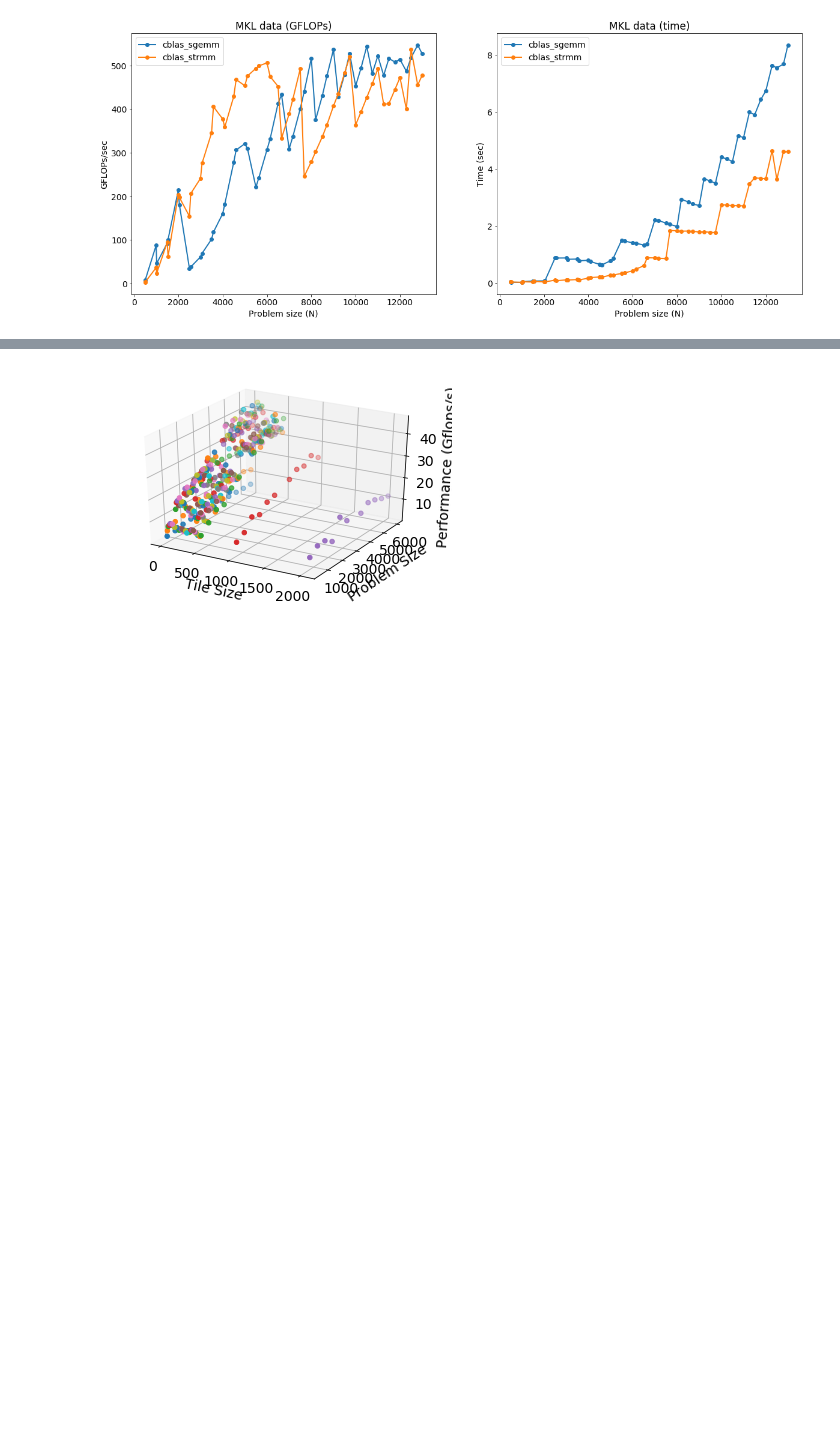
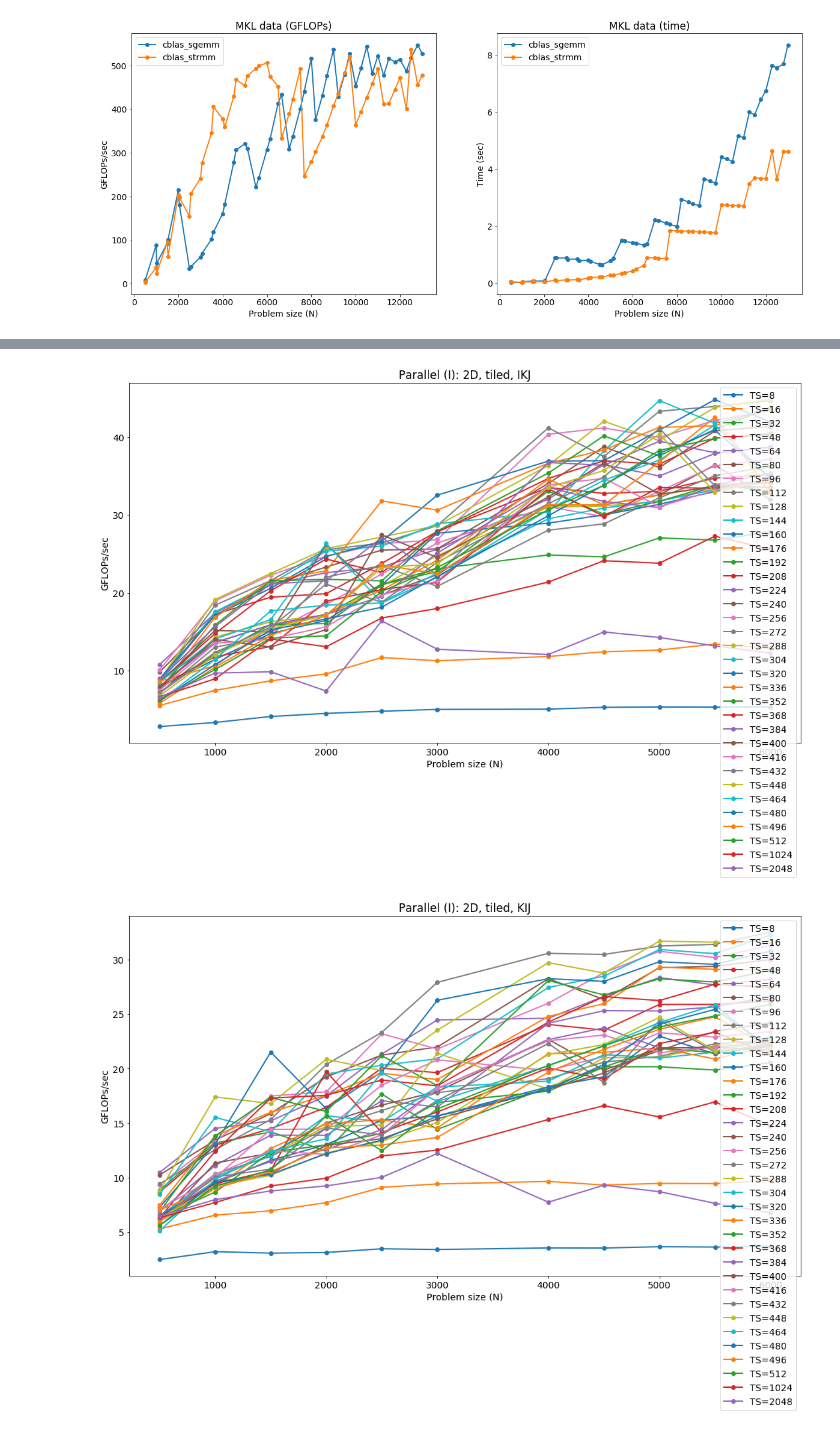
Before and after one commit to lnarmour/parric-ttmm, a Jupyter notebook: scripts/finalScripts/plots/Baseline.ipynb, the cells around one changed output, grey strips where cells are left out. Drawn from its saved outputs; the diff is of its cells as text; code cells hidden in the pictures; blank space fills up the shorter version.

```diff
--- a/scripts/finalScripts/plots/Baseline.ipynb
+++ b/scripts/finalScripts/plots/Baseline.ipynb
@@ -210,17 +200,10 @@ plt.show()
-# %%
-from mpl_toolkits.mplot3d import Axes3D
-values = plot_ours(P, parallel=1, loop_parallelized=0, tiled=True, gflops=True, permutation='ikj', title='Parallel (I): 2D, tiled, {}'.format(perm.upper()), legend=False, values_only=True)
-fig = plt.figure()
-ax = fig.add_subplot(111, projection='3d')
-for i, TS in enumerate([v[0] for v in values]):
-    xs = values[i][0]
-    ys = values[i][1]
-    zs = values[i][2]
-    ax.scatter(xs, ys, zs)
-    ax.set_xlabel('Tile Size')
-    ax.set_ylabel('Problem Size')
-    ax.set_zlabel('Performance (Gflops/s)')
-
-plt.show()
-# %% [output]
-[figure, removed]
+# %%
+for perm in ['ikj', 'kij']:
+    plt.figure(figsize=(40,10))
+    plt.rcParams.update({'font.size': 14})
+    plt.subplot(1,2,1)
+    # I was best loop_parallelized, so just look at that one
+    plot_ours(P, parallel=1, loop_parallelized=0, tiled=True, gflops=True, permutation=perm, title='Parallel (I): 2D, tiled, {}'.format(perm.upper()), legend=True)
+# %% [output]
+[figure, added]
+[figure, added]
```
Also changed, not shown: parts of 6 cells of this notebook.
